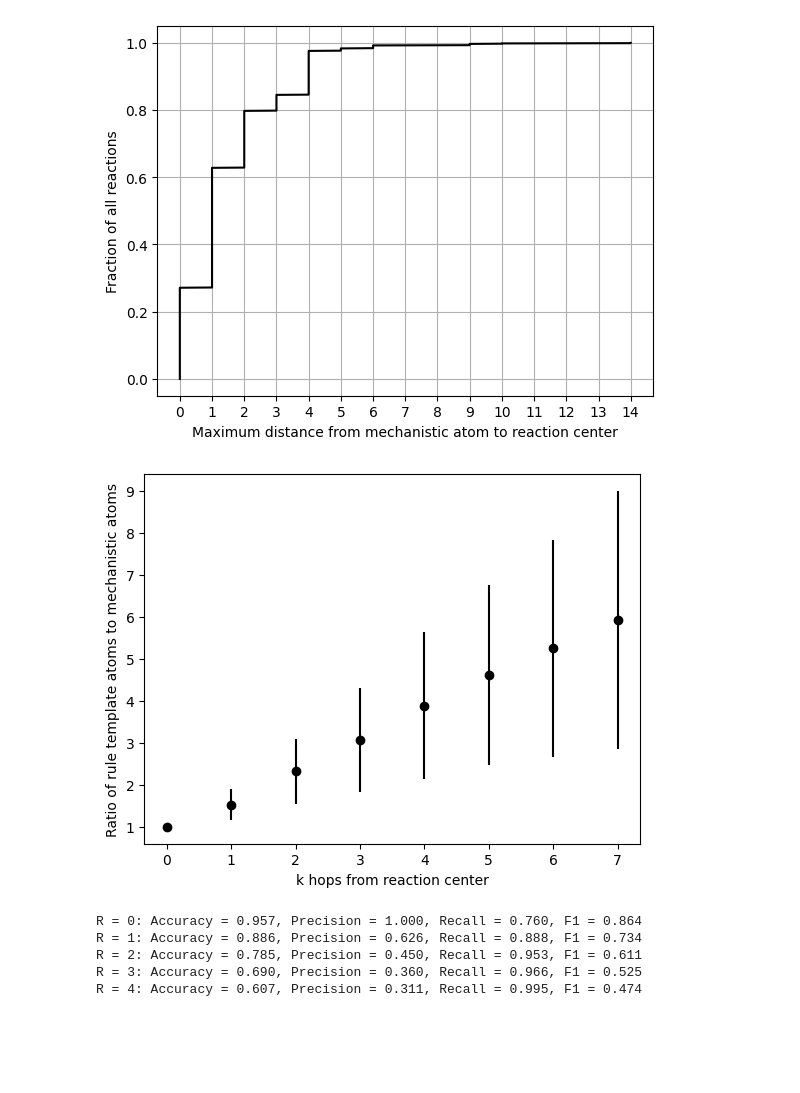
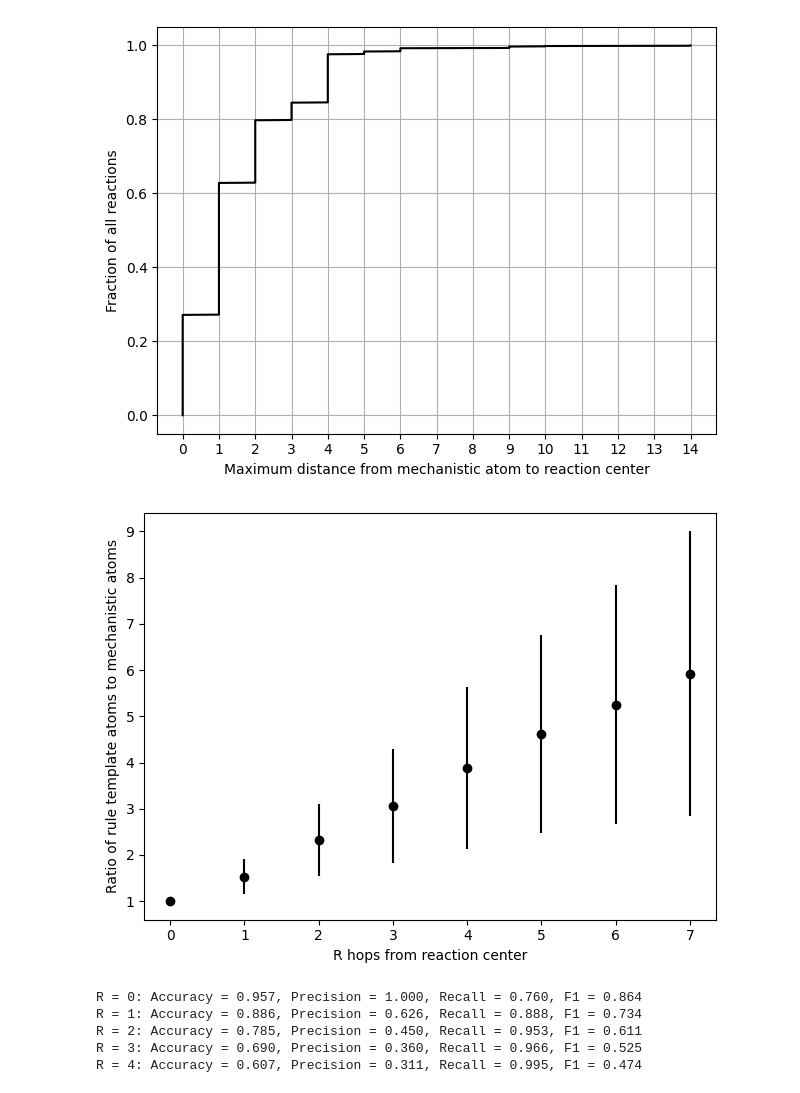
Before and after one commit to stefanpate/coarse-grain-rxns, a Jupyter notebook: notebooks/analyze_mcsa_labeled_mechanisms.ipynb, the cells around one changed output. Cells and saved outputs as stored; diff of their text form; code cells hidden in the pictures; blank space fills up the shorter version.

Commit message:
Made figures for research updates

```diff
--- a/notebooks/analyze_mcsa_labeled_mechanisms.ipynb
+++ b/notebooks/analyze_mcsa_labeled_mechanisms.ipynb
@@ -84,6 +84,7 @@ ax.set_xlabel("Minimum distance to reaction center")
 ax.set_ylabel("Fraction of total mechanistic atoms")
 ax.grid()
 plt.tight_layout()
+fig.savefig(Path(cfg.figures) / "atom_dist_to_rc_cdf.svg", format='svg')
 plt.show()
 
 fig, ax = plt.subplots()
@@ -93,6 +94,7 @@ ax.bar(x, y, color='black')
 ax.set_xticks(x)
 ax.set_xlabel("Minimum distance to reaction center")
 ax.set_ylabel("Fraction of all atoms labeled mechanistic")
+plt.tight_layout()
 plt.show()
 
 fig, ax = plt.subplots()
@@ -103,6 +105,8 @@ ax.set_xticks(np.arange(0, max(xcdf) + 1, 1))
 ax.set_xlabel("Maximum distance from mechanistic atom to reaction center")
 ax.set_ylabel("Fraction of all reactions")
 ax.grid()
+plt.tight_layout()
+fig.savefig(Path(cfg.figures) / "n_rxns_by_max_dist_from_rc_cdf.svg", format='svg')
 plt.show()
 
 fig, ax = plt.subplots()
@@ -111,8 +115,10 @@ x = sorted(rule_mech_ratios.keys())[:max_k]
 y, yerr = zip(*rule_mech_ratios_mean_std[:max_k])
 ax.errorbar(x, y, yerr=yerr, fmt='o', color='black')
 ax.set_xticks(x)
-ax.set_xlabel("k hops from reaction center")
+ax.set_xlabel("R hops from reaction center")
 ax.set_ylabel("Ratio of rule template atoms to mechanistic atoms")
+fig.tight_layout()
+fig.savefig(Path(cfg.figures) / "rule_atoms_per_mech_atoms_vs_R.svg", format='svg')
 plt.show()
 # %% [output]
 [figure]
@@ -120,5 +126,5 @@ plt.show()
-[figure, old version]
+[figure, new version]
-[figure, old version]
+[figure, new version]
 # %%
 Rs = [0, 1, 2, 3, 4]
 accs = []
```
Also changed, not shown: parts of 1 cell of this notebook, 23 other files.
